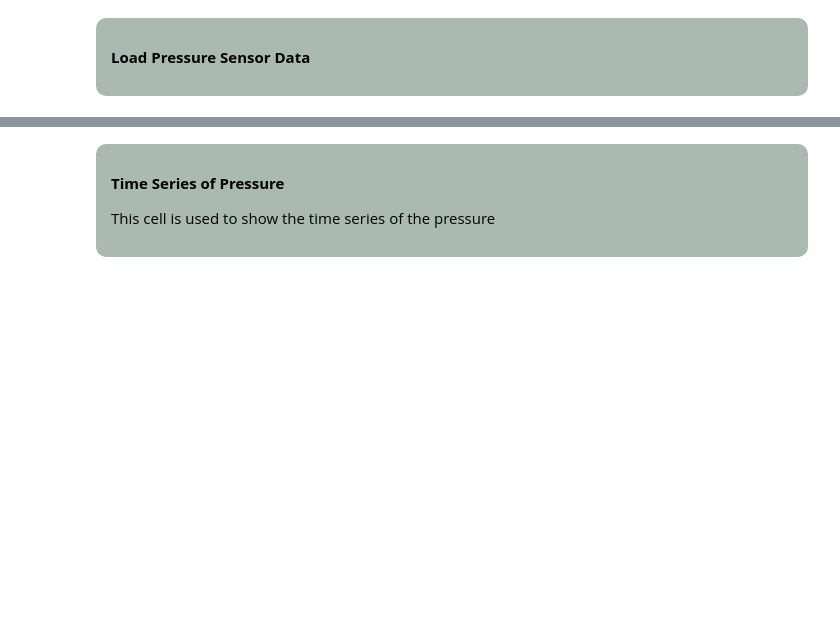
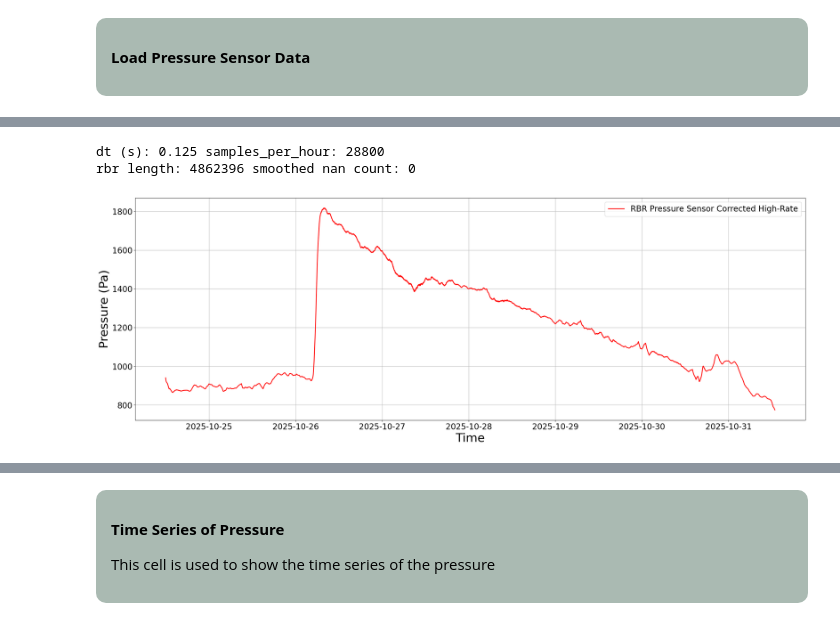
Before and after one commit to tudelftstormtroopers/stormbenjamin, a Jupyter notebook: PS_Lake_Analysis/Pressure_to_Elevation_Template.ipynb, the cells around one changed output, grey strips where cells are left out. Drawn from its saved outputs; the diff is of its cells as text; code cells hidden in the pictures; blank space fills up the shorter version.

```diff
--- a/PS_Lake_Analysis/Pressure_to_Elevation_Template.ipynb
+++ b/PS_Lake_Analysis/Pressure_to_Elevation_Template.ipynb
@@ -299,0 +340,54 @@ rbr_01 = rbr_data_reader(r'C:\Users\mscha\Documents\Stormtroopers\Data_files\Dat
+# %%
+rbr_01['time'] = pd.to_datetime(rbr_01['time']).dt.tz_localize(None)
+air_pressure_HvH['time'] = pd.to_datetime(air_pressure_HvH['time']).dt.tz_localize(None)
+
+# compute dt (s) and samples per hour
+dt = np.median(np.diff(rbr_01['time'].astype('int64') / 1e9))
+samples_per_hour = max(1, int(round(3600.0 / dt)))
+
+# create pandas Series (pressure already in Pa in your rbr_data_reader)
+rbr_series = pd.Series(rbr_01['pressure'].values, index=rbr_01['time']).sort_index()
+
+# centered rolling mean approximating 1-hour low-pass
+rbr_smoothed = rbr_series.rolling(window=samples_per_hour, center=True, min_periods=1).mean()
+
+# diagnostics
+print("dt (s):", dt, "samples_per_hour:", samples_per_hour)
+print("rbr length:", len(rbr_series), "smoothed nan count:", rbr_smoothed.isna().sum())
+
+# If you want the smoothed RBR at the exact KNMI timestamps:
+ap_times = air_pressure_HvH['time'].sort_values().unique()
+rbr_smoothed_at_ap = rbr_smoothed.reindex(rbr_smoothed.index.union(ap_times)).sort_index().interpolate(method='time').reindex(ap_times)
+
+# now KNMI P -> Pa (0.1 hPa -> Pa)
+air_pressure_HvH['P_Pa'] = air_pressure_HvH['P'] * 10.0
+
+# Example: compare smoothed RBR (hourly) vs KNMI
+df_compare = pd.DataFrame({
+    'rbr_smoothed_hourly': rbr_smoothed_at_ap.values,
+    'knmi_P_Pa': air_pressure_HvH.set_index('time').loc[ap_times, 'P_Pa'].values
+}, index=ap_times)
+
+# build KNMI series (Pa)
+knmi_series = pd.Series(air_pressure_HvH['P_Pa'].values, index=air_pressure_HvH['time']).sort_index()
+
+# interpolate to RBR times
+knmi_on_rbr = knmi_series.reindex(knmi_series.index.union(rbr_series.index)).sort_index().interpolate(method='time').reindex(rbr_series.index)
+
+# subtract from smoothed RBR (high-rate)
+rbr_smoothed_highrate = rbr_smoothed  # from Option A
+rbr_corrected = rbr_smoothed_highrate - knmi_on_rbr
+
+plt.figure(1,figsize=(30,10))
+plt.plot(rbr_corrected.index, rbr_corrected.values, label='RBR Pressure Sensor Corrected High-Rate', color='red', linewidth=2)
+plt.xlabel('Time', fontsize=30)
+plt.ylabel('Pressure (Pa)', fontsize=30)
+plt.xticks(fontsize=20)
+plt.yticks(fontsize=20)
+plt.legend(fontsize=20)
+plt.grid()
+plt.show()
+# %% [output]
+dt (s): 0.125 samples_per_hour: 28800
+rbr length: 4862396 smoothed nan count: 0
+[figure, added]
```
Also changed, not shown: parts of 9 cells of this notebook, 7 other files.
